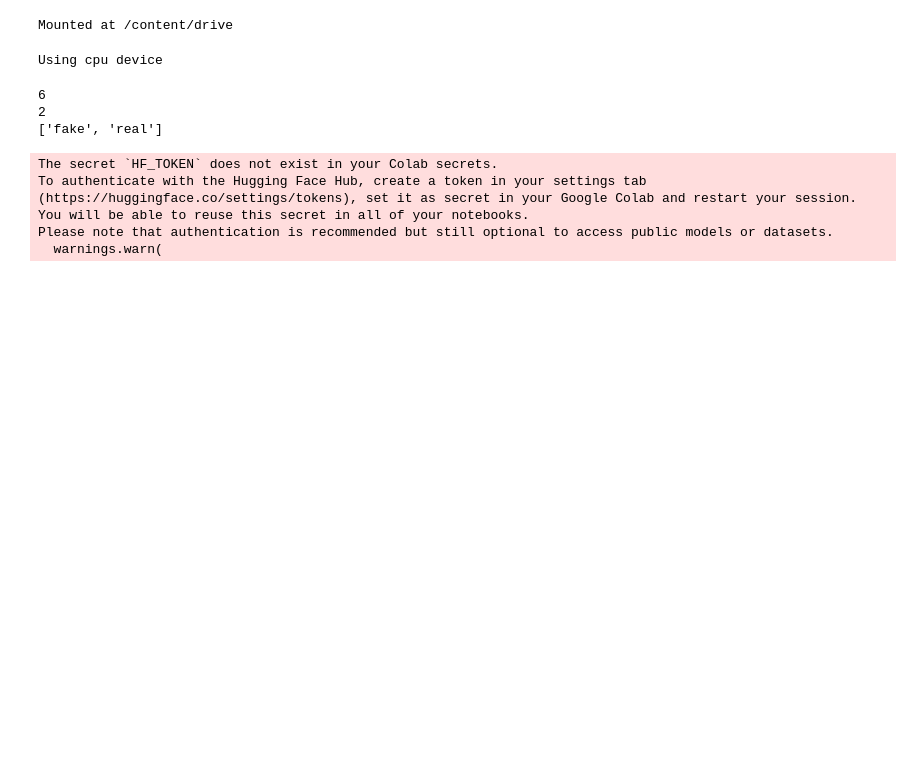
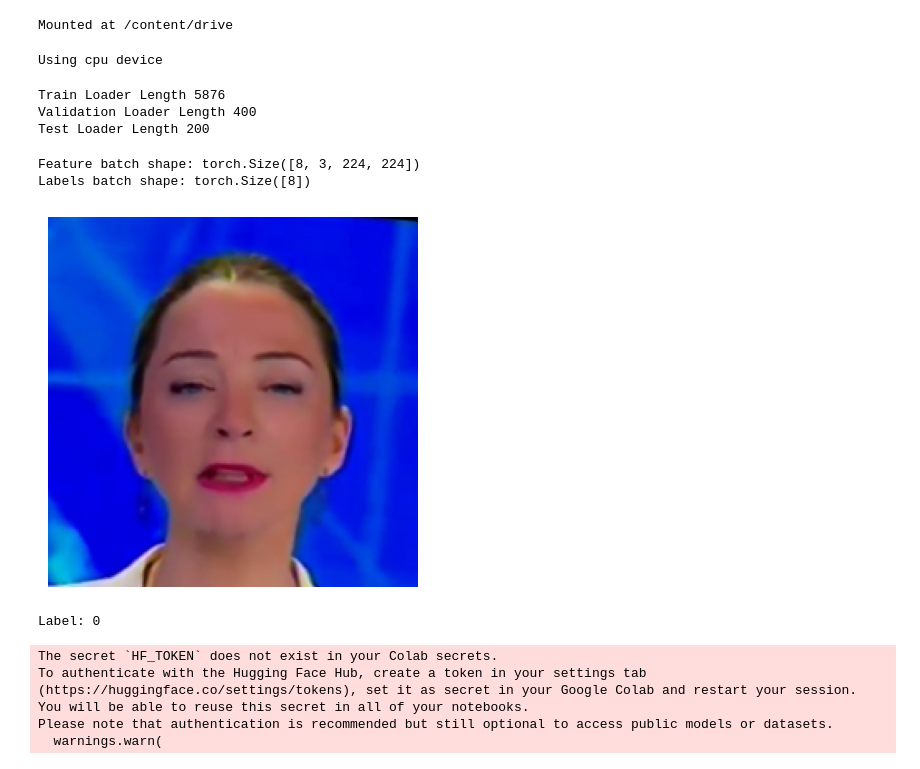
Before and after one commit to MayankJatav/ViXNet, a Jupyter notebook: ViXNet_Pytorch.ipynb, the cells around one changed output. Cells and saved outputs as stored; diff of their text form; code cells hidden in the pictures; blank space fills up the shorter version.

Commit message:
Updated the Dataset Code

```diff
--- a/ViXNet_Pytorch.ipynb
+++ b/ViXNet_Pytorch.ipynb
@@ -37,25 +39,3 @@ Using cpu device
 transform = transforms.Compose([transforms.Resize(224),
                                 transforms.ToTensor()
                                 ])
-# %%
-batch_size = 4
-data_dir = '/content/drive/MyDrive/Datasets/Sample Dataset/C23/Short/'
-train_data = datasets.ImageFolder(os.path.join(data_dir+'train'), transform)
-val_data = datasets.ImageFolder(os.path.join(data_dir, 'test'), transform)
-
-trainloader = torch.utils.data.DataLoader(train_data, batch_size=batch_size,
-                                             shuffle=False, num_workers=1)
-validloader = torch.utils.data.DataLoader(val_data, batch_size=batch_size,
-                                             shuffle=False, num_workers=1)
-train_data_size = len(train_data)
-
-valid_data_size = len(val_data)
-
-class_names = train_data.classes
-print(train_data_size)
-print(valid_data_size)
-print(class_names)
-# %% [output]
-6
-2
-['fake', 'real']
@@ -62,3 +97,27 @@ print(class_names)
+# %%
+print("Train Loader Length", len(train_dataset))
+print("Validation Loader Length", len(val_dataset))
+print("Test Loader Length", len(test_dataset))
+# %% [output]
+Train Loader Length 5876
+Validation Loader Length 400
+Test Loader Length 200
+# %%
+# Display image and label.
+train_features, train_labels = next(iter(train_loader))
+print(f"Feature batch shape: {train_features.size()}")
+print(f"Labels batch shape: {train_labels.size()}")
+img = train_features[0].permute(1, 2, 0)
+label = train_labels[0]
+plt.imshow(img, cmap="gray")
+plt.axis('off')
+plt.show()
+print(f"Label: {label}")
+# %% [output]
+Feature batch shape: torch.Size([8, 3, 224, 224])
+Labels batch shape: torch.Size([8])
+[figure, added]
+Label: 0
 # %%
 class Xception(nn.Module):
   def __init__(self):
```
Also changed, not shown: parts of 2 cells of this notebook.
